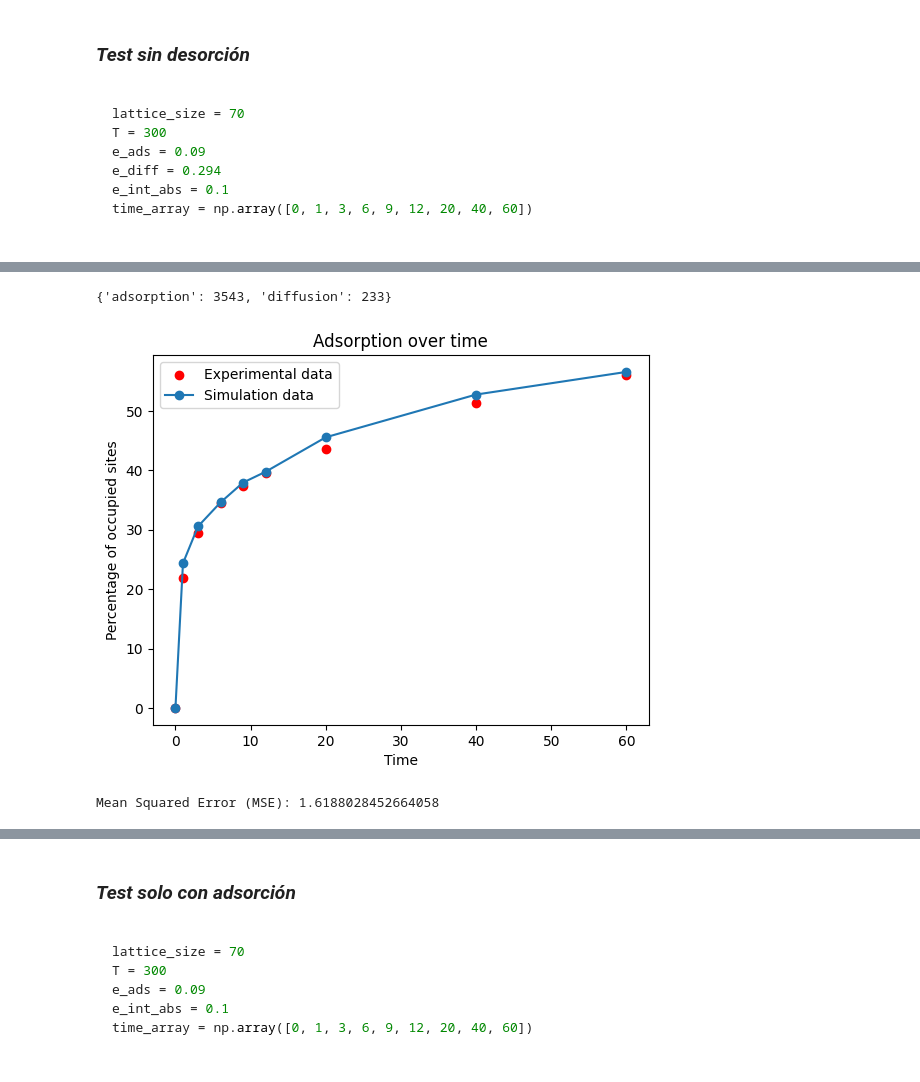
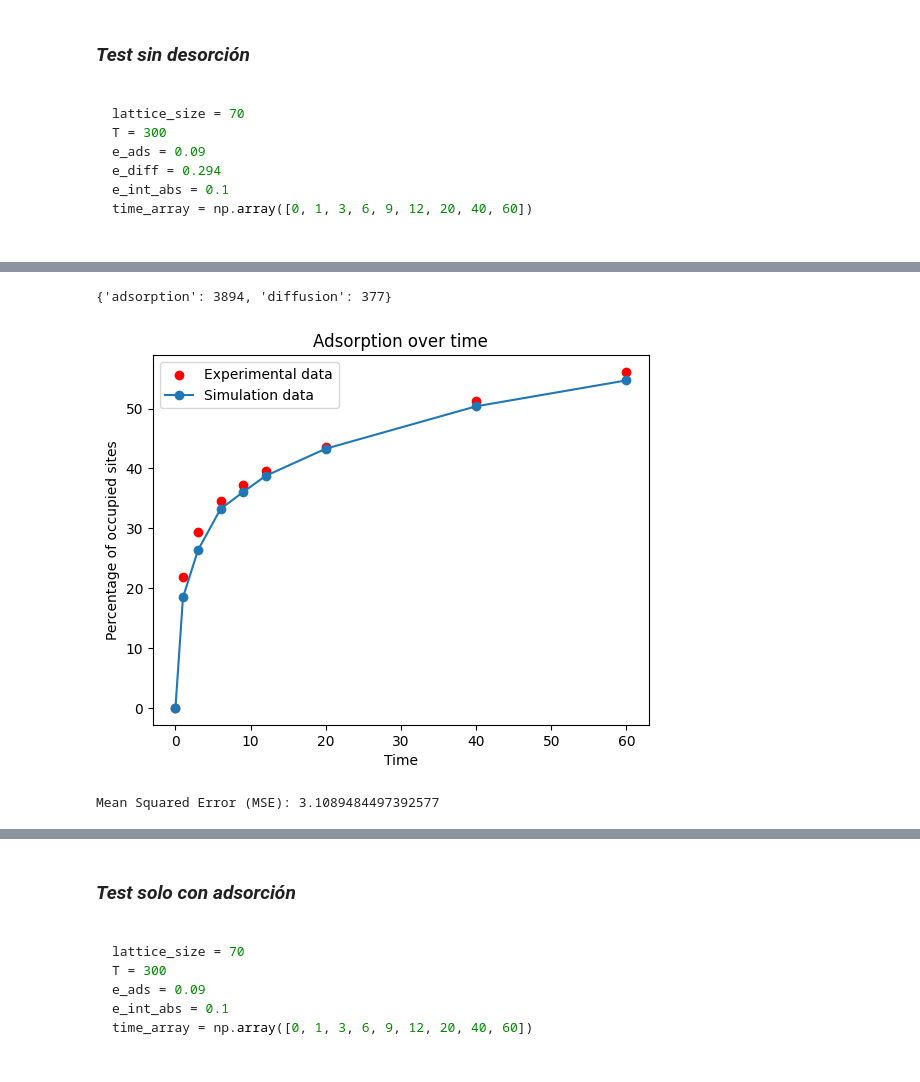
Before and after one commit to hernansalinas/00_TrabajoGradoGerman, a Jupyter notebook: Codes/kMC ordenado/kMC_GeneralAdsorptionModel_v1.ipynb, the cells around one changed output, grey strips where cells are left out. Drawn from its saved outputs; the diff is of its cells as text; code cells hidden in the pictures.

```diff
--- a/Codes/kMC ordenado/kMC_GeneralAdsorptionModel_v1.ipynb
+++ b/Codes/kMC ordenado/kMC_GeneralAdsorptionModel_v1.ipynb
@@ -459,30 +462,31 @@ T = optimizer.best_params['T']
 # %%
 processes = {
     "adsorption": {"e_ads": e_ads, "e_int_abs": e_int_abs},
     "diffusion": {"e_diff": e_diff}
 }
 time_array = np.array([0, 1, 3, 6, 9, 12, 20, 40, 60])
 
 sim = KineticMonteCarlo(lattice_size=lattice_size, T=T, processes=processes, time_array=time_array)
+sim.reset_lattice()
 result = sim.run_simulation()
 
 print(sim.events_count)
 
 simulated_data = result.values()
 plt.scatter(time_array, data.iloc[8, :9].to_numpy(),color = 'red', label='Experimental data')
 plt.plot(time_array,simulated_data, marker='o', label='Simulation data')
 plt.legend()
 plt.xlabel("Time")
 plt.ylabel("Percentage of occupied sites")
 plt.title("Adsorption over time")
 plt.show()
 
 mse = np.mean((data.iloc[8, :9].to_numpy() - np.array(list(simulated_data))) ** 2)
 print(f"Mean Squared Error (MSE): {mse}")
 # %% [output]
-{'adsorption': 3543, 'diffusion': 233}
+{'adsorption': 3894, 'diffusion': 377}
-[figure, old version]
+[figure, new version]
-Mean Squared Error (MSE): 1.6188028452664058
+Mean Squared Error (MSE): 3.1089484497392577
 # %%
 N = 100
 run_multiple_simulations(N, lattice_size, T, processes, time_array, data.iloc[8, :9].to_numpy())
```
Also changed, not shown: parts of 14 cells of this notebook, 2 other files.
